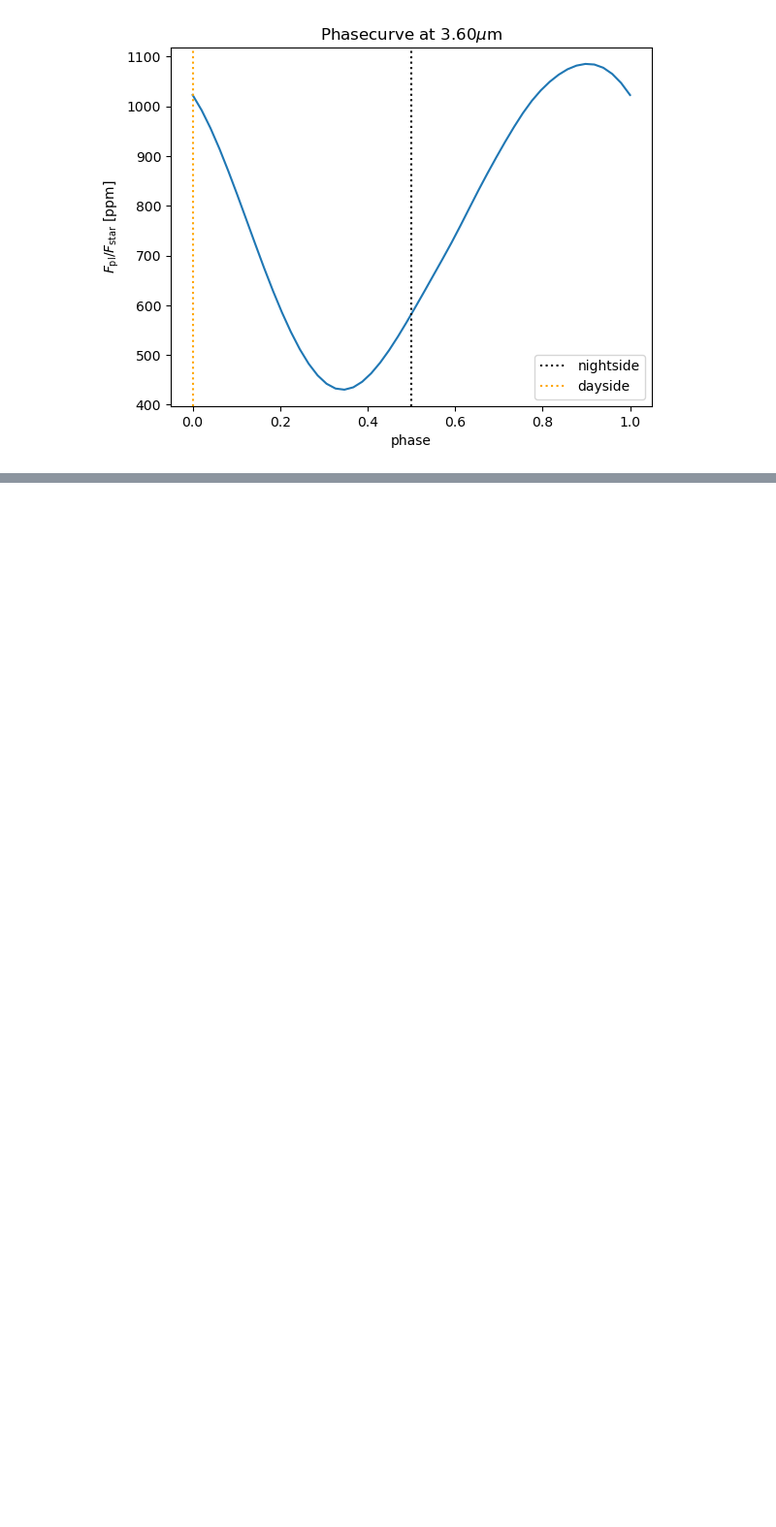
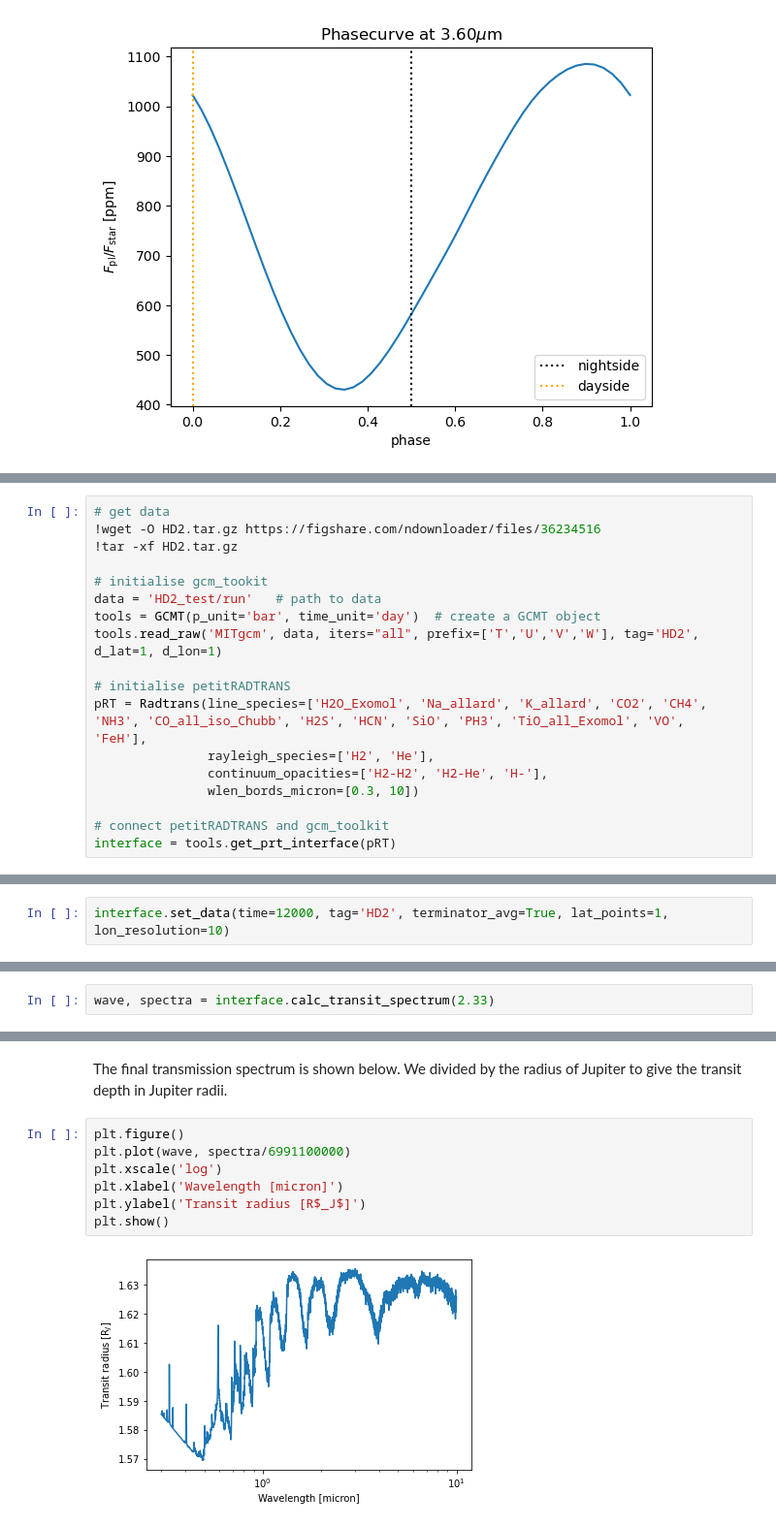
Before and after one commit to exorad/gcm_toolkit, a Jupyter notebook: doc/source/notebooks/petitRADTRANS.ipynb, the cells around one changed output, grey strips where cells are left out. Shown at 97% size. Saved outputs shown, nothing was run; the diff lists cells and outputs as text; blank space fills up the shorter version.

```diff
--- a/doc/source/notebooks/petitRADTRANS.ipynb
+++ b/doc/source/notebooks/petitRADTRANS.ipynb
@@ -161,0 +168,18 @@ plt.show()
+# %%
+# get data
+!wget -O HD2.tar.gz https://figshare.com/ndownloader/files/36234516
+!tar -xf HD2.tar.gz
+
+# initialise gcm_tookit
+data = 'HD2_test/run'   # path to data
+tools = GCMT(p_unit='bar', time_unit='day')  # create a GCMT object
+tools.read_raw('MITgcm', data, iters="all", prefix=['T','U','V','W'], tag='HD2', d_lat=1, d_lon=1)
+
+# initialise petitRADTRANS
+pRT = Radtrans(line_species=['H2O_Exomol', 'Na_allard', 'K_allard', 'CO2', 'CH4', 'NH3', 'CO_all_iso_Chubb', 'H2S', 'HCN', 'SiO', 'PH3', 'TiO_all_Exomol', 'VO', 'FeH'],
+               rayleigh_species=['H2', 'He'],
+               continuum_opacities=['H2-H2', 'H2-He', 'H-'],
+               wlen_bords_micron=[0.3, 10])
+
+# connect petitRADTRANS and gcm_toolkit
+interface = tools.get_prt_interface(pRT)
@@ -161,0 +206,2 @@ plt.show()
+# %%
+interface.set_data(time=12000, tag='HD2', terminator_avg=True, lat_points=1, lon_resolution=10)
@@ -161,0 +216,2 @@ plt.show()
+# %%
+wave, spectra = interface.calc_transit_spectrum(2.33)
@@ -161,0 +236,11 @@ plt.show()
+# %% [markdown]
+The final transmission spectrum is shown below. We divided by the radius of Jupiter to give the transit depth in Jupiter radii.
+# %%
+plt.figure()
+plt.plot(wave, spectra/6991100000)
+plt.xscale('log')
+plt.xlabel('Wavelength [micron]')
+plt.ylabel('Transit radius [R$_J$]')
+plt.show()
+# %% [output]
+[figure, added]
```
Also changed, not shown: parts of 10 cells of this notebook, 1 other file.
